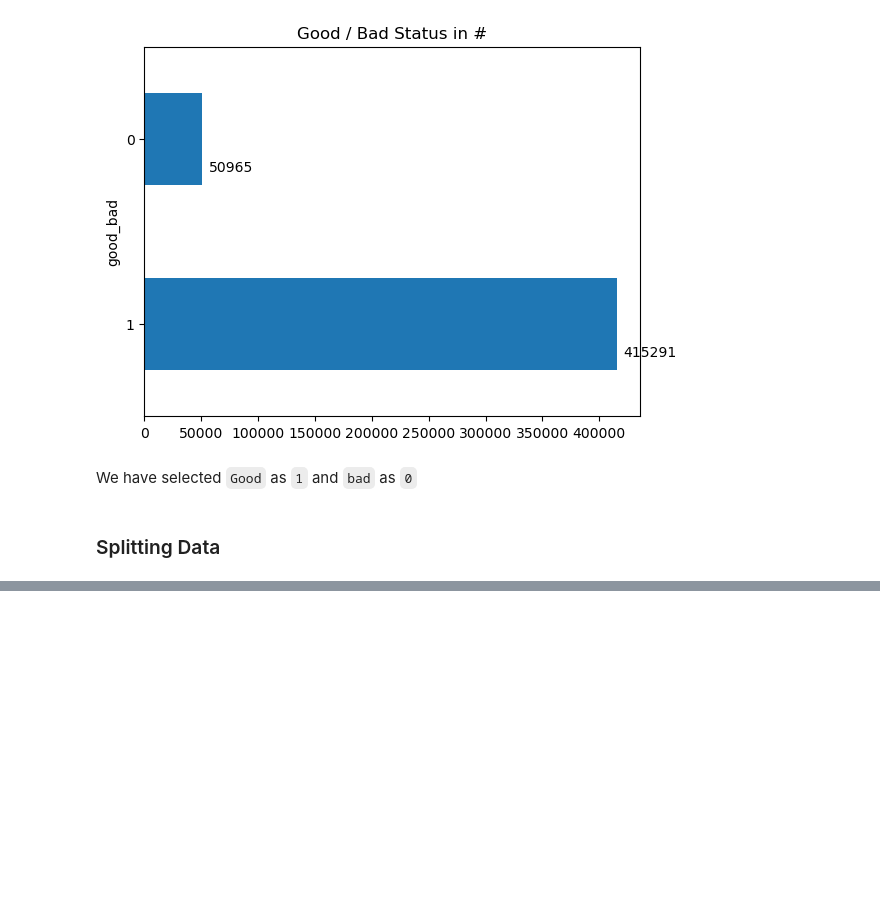
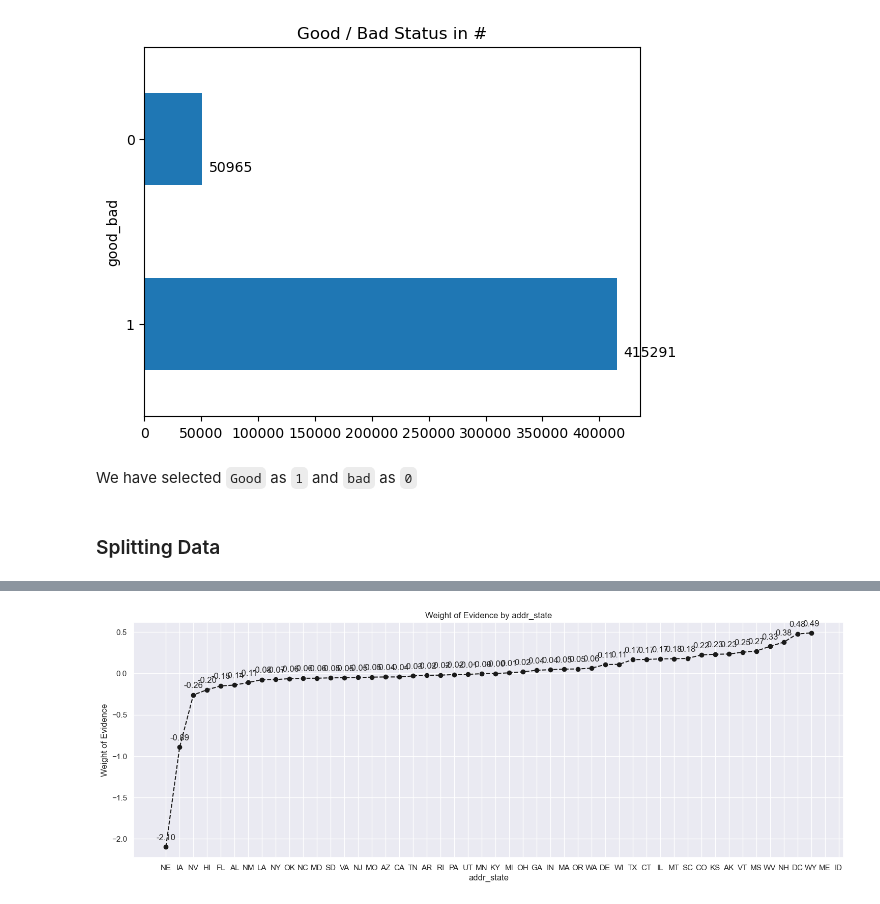
Before and after one commit to dcgkpindiastudy/CreditRiskModelingInPython, a Jupyter notebook: Src/Credit Risk Modeling - Preparation - With Comments - 4-6.ipynb, the cells around one changed output, grey strips where cells are left out. Cells and saved outputs as stored; diff of their text form; code cells hidden in the pictures; blank space fills up the shorter version.

```diff
--- a/Src/Credit Risk Modeling - Preparation - With Comments - 4-6.ipynb
+++ b/Src/Credit Risk Modeling - Preparation - With Comments - 4-6.ipynb
@@ -807,0 +828,7 @@ train_test_split(loan_data.drop('good_bad', axis = 1), loan_data['good_bad'])
+# %%
+#####
+df_inputs_prepr = loan_data_inputs_train
+df_targets_prepr = loan_data_targets_train
+#####
+# df_inputs_prepr = loan_data_inputs_test
+# df_targets_prepr = loan_data_targets_test
@@ -807,0 +1125,19 @@ train_test_split(loan_data.drop('good_bad', axis = 1), loan_data['good_bad'])
+# %%
+# There are many categories with very few observations and many categories with very different "good" %.
+# Therefore, we create a new discrete variable where we combine some of the categories.
+# 'OTHERS' and 'NONE' are riskiest but are very few. 'RENT' is the next riskiest.
+# 'ANY' are least risky but are too few. Conceptually, they belong to the same category. Also, their inclusion would not change anything.
+# We combine them in one category, 'RENT_OTHER_NONE_ANY'.
+# We end up with 3 categories: 'RENT_OTHER_NONE_ANY', 'OWN', 'MORTGAGE'.
+
+df_inputs_prepr['home_ownership:RENT_OTHER_NONE_ANY'] = sum([df_inputs_prepr['home_ownership:RENT'], df_inputs_prepr['home_ownership:OTHER'],
+                                                      df_inputs_prepr['home_ownership:NONE'],df_inputs_prepr['home_ownership:ANY']])
+# 'RENT_OTHER_NONE_ANY' will be the reference category.
+
+# Alternatively:
+#loan_data.loc['home_ownership' in ['RENT', 'OTHER', 'NONE', 'ANY'], 'home_ownership:RENT_OTHER_NONE_ANY'] = 1
+#loan_data.loc['home_ownership' not in ['RENT', 'OTHER', 'NONE', 'ANY'], 'home_ownership:RENT_OTHER_NONE_ANY'] = 0
+#loan_data.loc['loan_status' not in ['OWN'], 'home_ownership:OWN'] = 1
+#loan_data.loc['loan_status' not in ['OWN'], 'home_ownership:OWN'] = 0
+#loan_data.loc['loan_status' not in ['MORTGAGE'], 'home_ownership:MORTGAGE'] = 1
+#loan_data.loc['loan_status' not in ['MORTGAGE'], 'home_ownership:MORTGAGE'] = 0
@@ -807,0 +1159,4 @@ train_test_split(loan_data.drop('good_bad', axis = 1), loan_data['good_bad'])
+# %%
+df_temp = woe_discrete(df_inputs_prepr, 'addr_state', df_targets_prepr)
+# We calculate weight of evidence.
+df_temp
@@ -807,0 +1181,5 @@ train_test_split(loan_data.drop('good_bad', axis = 1), loan_data['good_bad'])
+# %%
+plot_by_woe(df_temp)
+# We plot the weight of evidence values.
+# %% [output]
+[figure, added]
```
Also changed, not shown: parts of 56 cells of this notebook.
